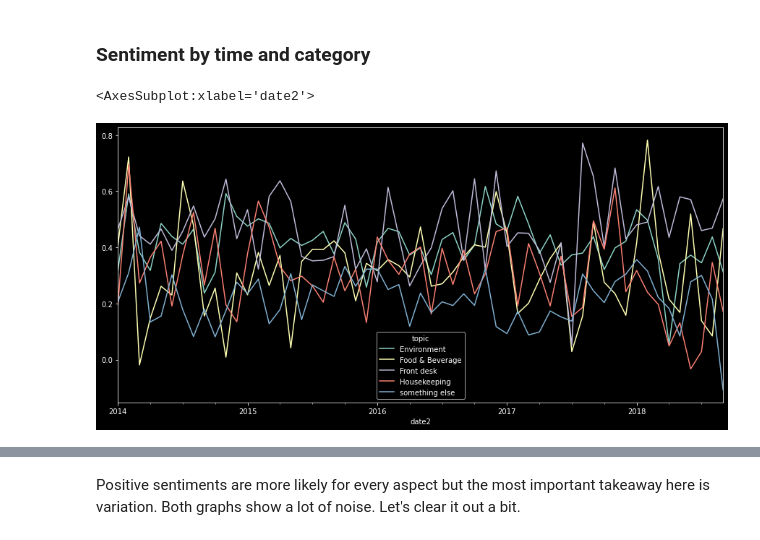
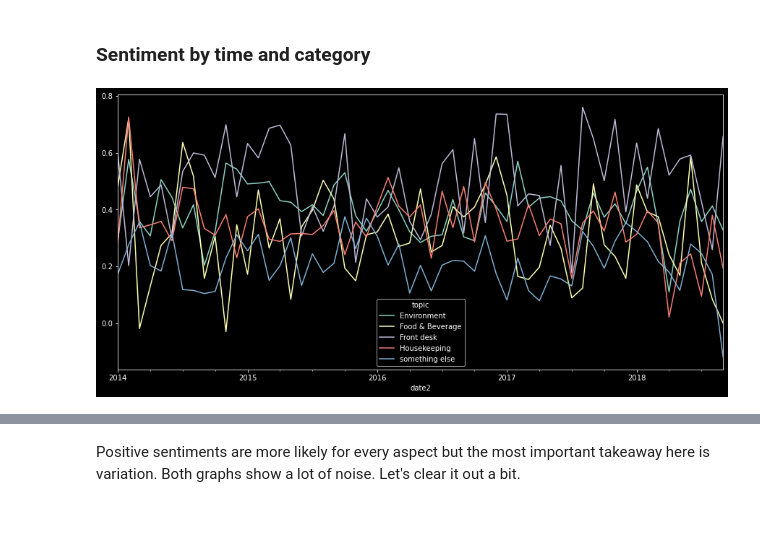
Before and after one commit to pippo-sci/Pullman, a Jupyter notebook: Reputation Timeline Sea Temple.ipynb, the cells around one changed output, grey strips where cells are left out. Cells and saved outputs as stored; diff of their text form; code cells hidden in the pictures.

```diff
--- a/Reputation Timeline Sea Temple.ipynb
+++ b/Reputation Timeline Sea Temple.ipynb
@@ -894,10 +907,9 @@ data_sentiment[['topic', 'compound']].boxplot(by='topic',grid=False)
 sen = pd.pivot_table(data_sentiment, values='compound', index=data_sentiment.index, columns=['topic'], aggfunc=np.mean)
 sen = sen.resample(rule='M').mean()
 # %%
-sen[sen.index>pd.to_datetime("31/12/2013")].plot(kind='line')
+sen[sen.index>pd.to_datetime("31/12/2013", format= "%d/%m/%Y")].plot(kind='line');
 # %% [output]
-<AxesSubplot:xlabel='date2'>
-[figure, old version]
+[figure, new version]
 # %%
 #sen.loc['2014':'2014',:].plot(kind='line', figsize=(12,3))
 #sen.loc['2015':'2015',:].plot(kind='line', figsize=(12,3),legend=False)
```
Also changed, not shown: parts of 19 cells of this notebook.
